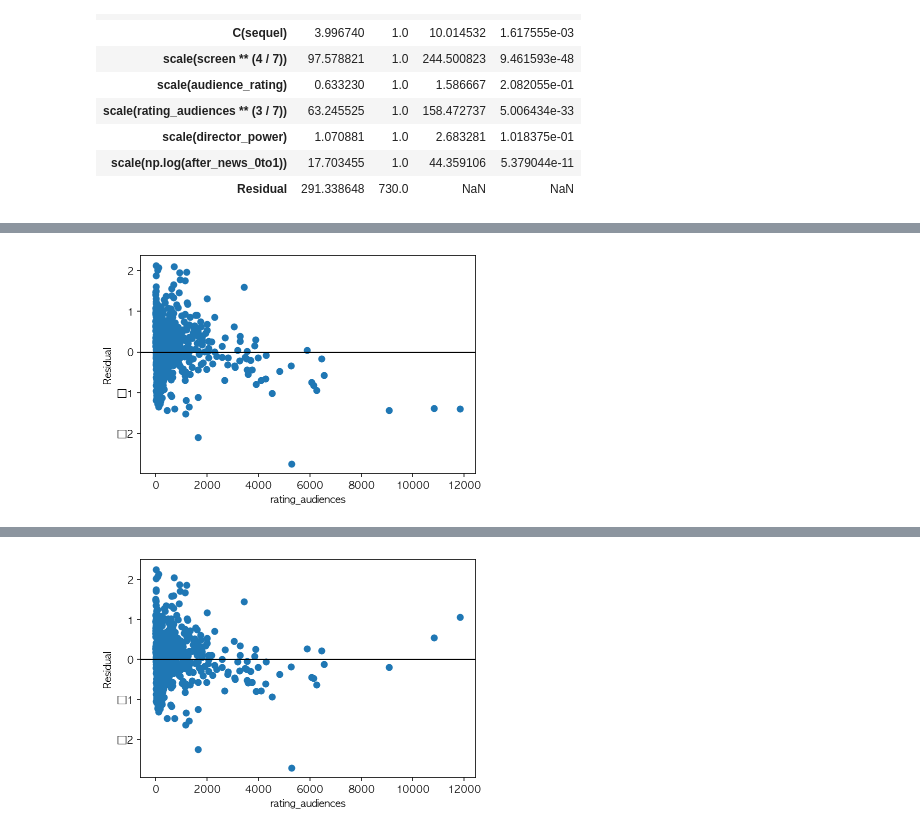
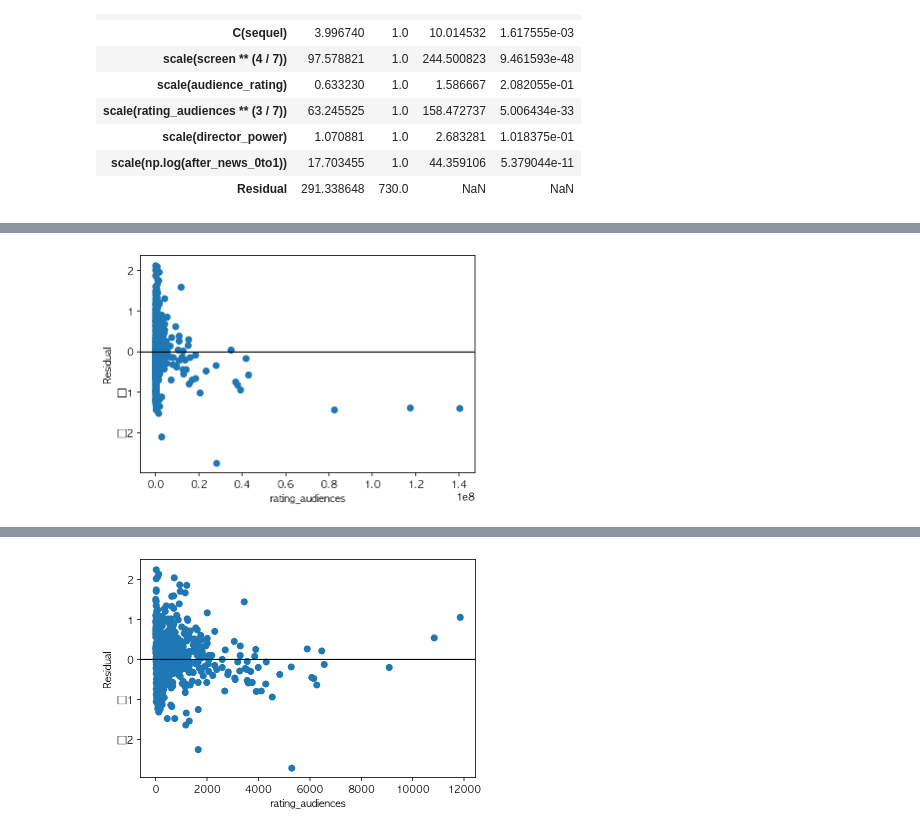
Before and after one commit to yeejun007/linear_regression_project, a Jupyter notebook: yeejun/OLS/OLS_test_07.ipynb, the cells around one changed output, grey strips where cells are left out. Cells and saved outputs as stored; diff of their text form; code cells hidden in the pictures.

```diff
--- a/yeejun/OLS/OLS_test_07.ipynb
+++ b/yeejun/OLS/OLS_test_07.ipynb
@@ -1153,11 +1154,11 @@ sm.stats.anova_lm(result9, typ=2)
 # %%
-plt.plot(df10['rating_audiences'], result9.resid, 'o')
+plt.plot((df10['rating_audiences'])**(2), result9.resid, 'o')
 plt.axhline(y=0, c='k')
 plt.xlabel("rating_audiences")
 plt.ylabel("Residual")
 plt.show()
 # %% [output]
-[figure, old version]
+[figure, new version]
 # %%
 # 7개의 독립변수 사용
 
```
Also changed, not shown: parts of 20 cells of this notebook, 1 other file.
